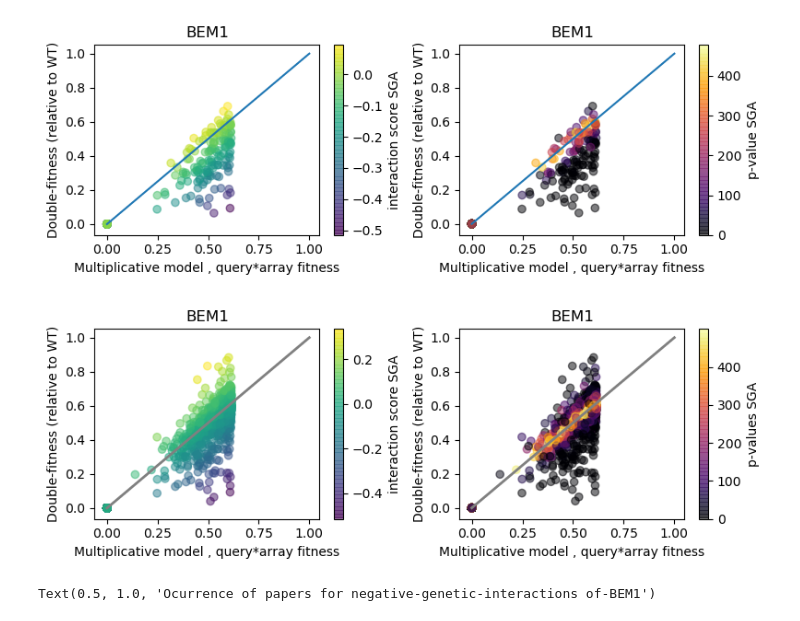
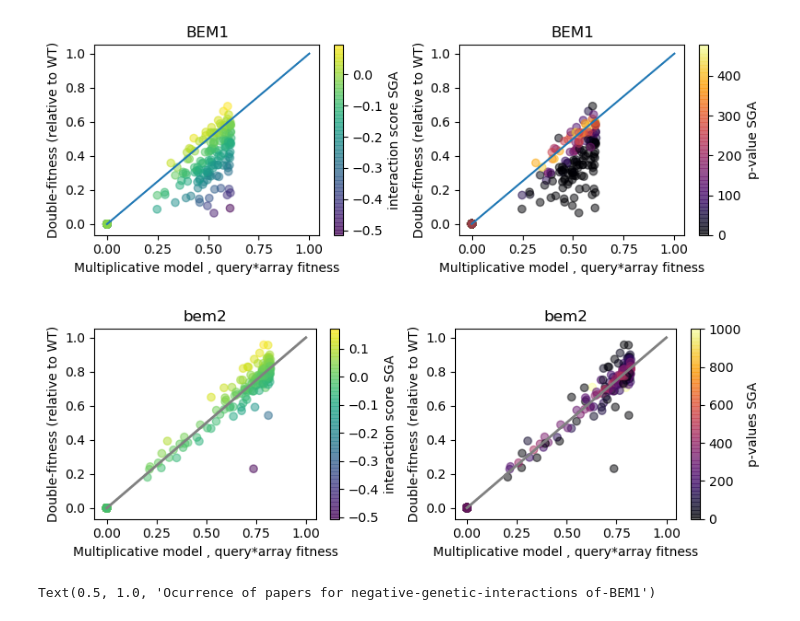
Before and after one commit to leilaicruz/machine-learning-for-yeast, a Jupyter notebook: interact2go.ipynb, the cells around one changed output. Cells and saved outputs as stored; diff of their text form; code cells hidden in the pictures.

```diff
--- a/interact2go.ipynb
+++ b/interact2go.ipynb
@@ -211,33 +206,33 @@ plt.savefig('fitness-data-filtered-by-'+ name_of_data_to_merge + gene_name + 'of
 [figure]
 # %%
 ## Visualising from fitness dataset without any merging with the data from synthetic lethals (data_toy_pd)
-
+gene_name='bem2'
 data_fit=get_data_fitness(gene_name.casefold())
 #data=data[data.iloc[:,6]<1] # cutoff for the p-values
 fig, axes = plt.subplots(1, 2, figsize=(8,3), dpi=100, sharex=True, sharey=True)
 plt.subplot(121)
 plt.scatter(data_fit.iloc[:,8]*data_fit.iloc[:,7],data_fit.iloc[:,9],alpha=0.5, c=data_fit.iloc[:,5])
 plt.plot(np.linspace(0,1),np.linspace(0,1),linewidth=2,color='gray')
 plt.colorbar(label='interaction score SGA')
 plt.xlabel('Multiplicative model , query*array fitness')
 plt.ylabel('Double-fitness (relative to WT)')
 plt.title(gene_name)
 
 plt.tight_layout()
 plt.subplot(122)
 
 plt.scatter(data_fit.iloc[:,8]*data_fit.iloc[:,7],data_fit.iloc[:,9],alpha=0.5, c=data_fit.iloc[:,6],cmap='inferno')
 plt.plot(np.linspace(0,1),np.linspace(0,1),linewidth=2,color='gray')
 plt.colorbar(label='p-values SGA')
 plt.xlabel('Multiplicative model , query*array fitness')
 plt.ylabel('Double-fitness (relative to WT)')
 plt.title(gene_name)
 
 plt.tight_layout()
 
 #plt.savefig('data-fitness-correlations-of-' + gene_name + '.png',format='png', dpi=300,transparent=True)
 # %% [output]
-[figure, old version]
+[figure, new version]
 # %%
 from collections import Counter
 
```
Also changed, not shown: parts of 2 cells of this notebook, 8 other files.
